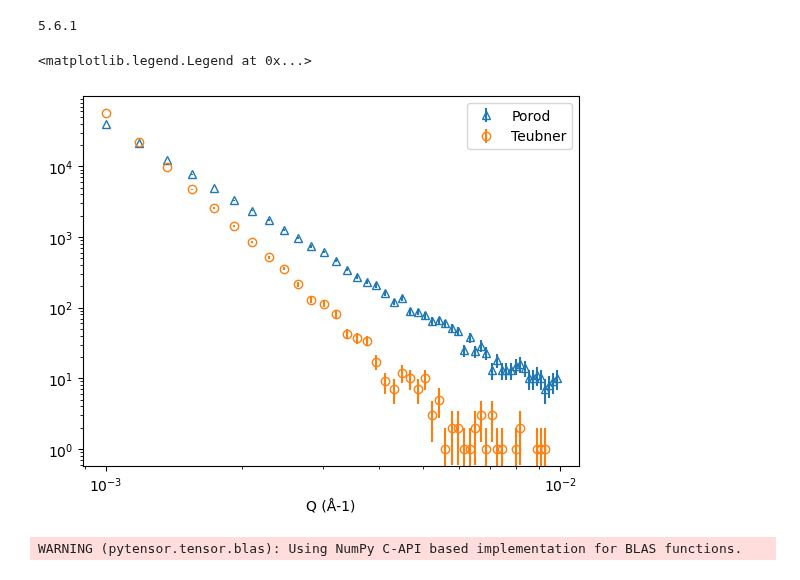
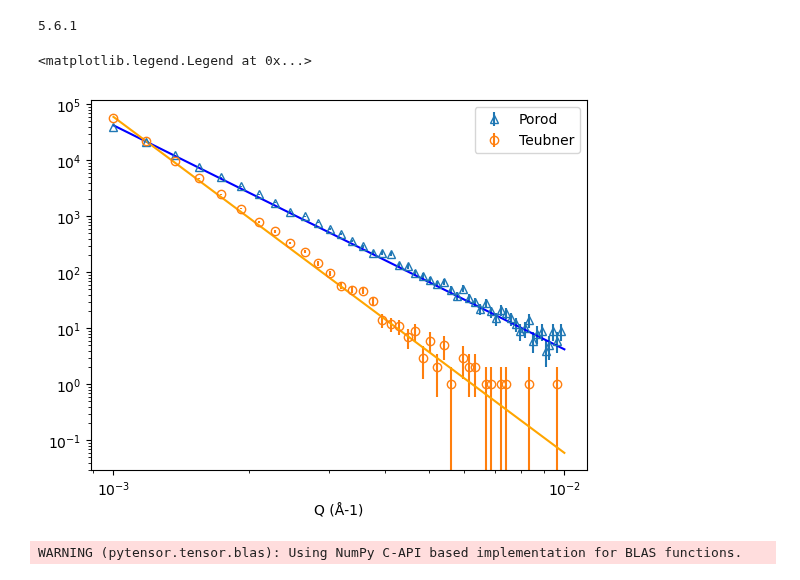
Before and after one commit to localoptimum/emtk, a Jupyter notebook: YMnFe2.ipynb, the cells around one changed output. Saved outputs shown, nothing was run; the diff lists cells and outputs as text; code cells hidden in the pictures.

Commit message:
Graphical confirmation of generators working

```diff
--- a/YMnFe2.ipynb
+++ b/YMnFe2.ipynb
@@ -1282,34 +1281,42 @@ bins=np.linspace(qmin, qmax, 50)
 
 porod_draws = porod_rvs(qmin=qmin, size=100000)
 
 teubner_draws = teubner_rvs(qmin=qmin, size=100000)
 
 hist_p = np.histogram(porod_draws, bins=bins)
 hist_t = np.histogram(teubner_draws, bins=bins)
 
 xvals = hist_p[1]
 dx = xvals[1]-xvals[0]
 #xvals = xvals + 0.5*dx
 
 xvals = xvals[:-1]
 
 yp = hist_p[0]
 yt = hist_t[0]
 
 ep = np.sqrt(yp)
 et = np.sqrt(yt)
 
+pnorm = np.sum(yp)/np.sum(1.0/xvals**4)
+tnorm = np.sum(yt)/np.sum(1.0/xvals**6)
+
+plinex = np.array([qmin, qmax])
+pliney = np.array([pnorm/qmin**4, pnorm/qmax**4])
+tliney = np.array([tnorm/qmin**6, tnorm/qmax**6])
 
 fig, ax = plt.subplots()
 ax.errorbar(xvals, yp, ep, fmt='^', mfc='none', label="Porod")
 ax.errorbar(xvals, yt, et, fmt='o', mfc='none', label="Teubner")
+ax.plot(plinex, pliney, color='blue')
+ax.plot(plinex, tliney, color='orange')
 ax.set_xscale('log')
 ax.set_yscale('log')
 ax.set_xlabel('Q (Å-1)')
 ax.legend()
 # %% [output]
 <matplotlib.legend.Legend at 0x...>
-[figure, old version]
+[figure, new version]
 # %%
 import pymc as pm
 import scipy as sp
```
Also changed, not shown: parts of 1 cell of this notebook.
